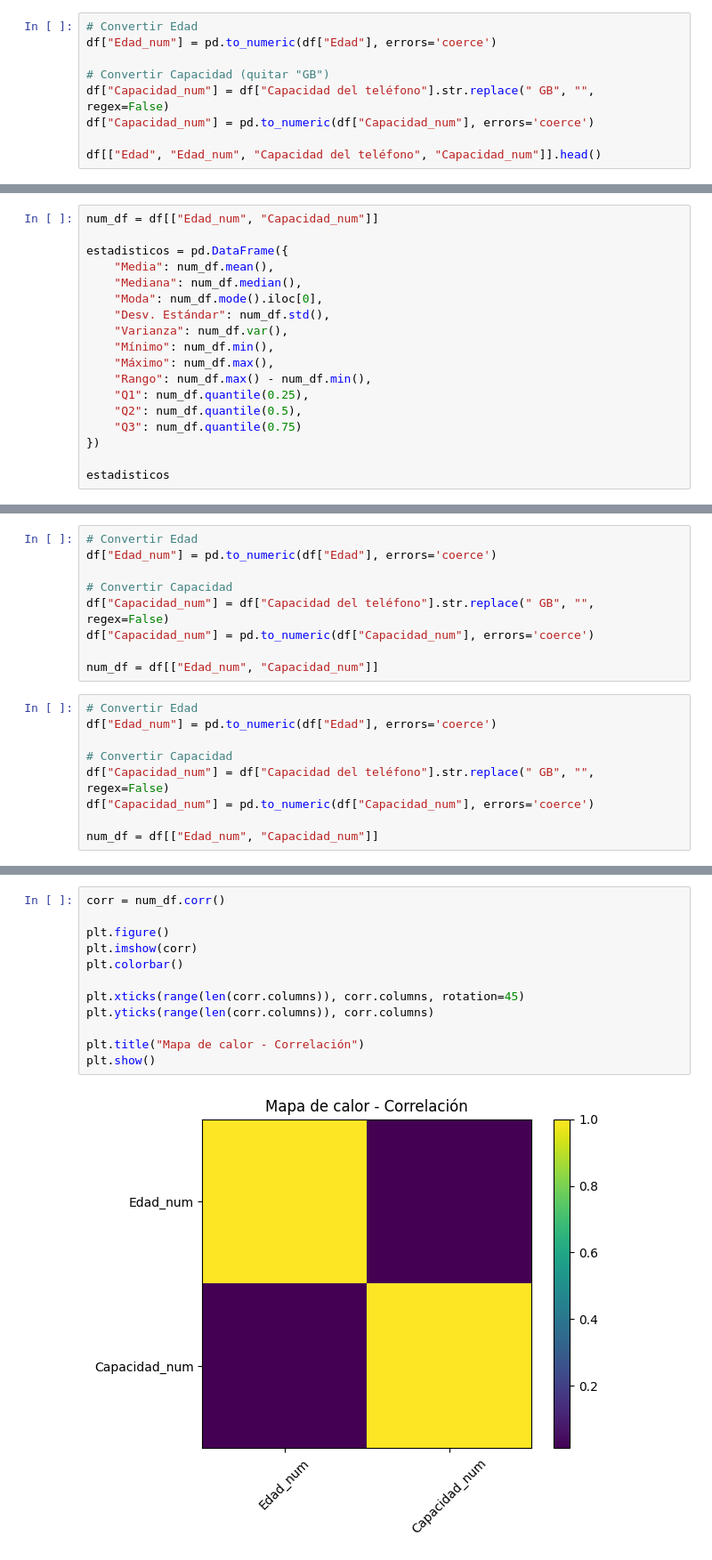
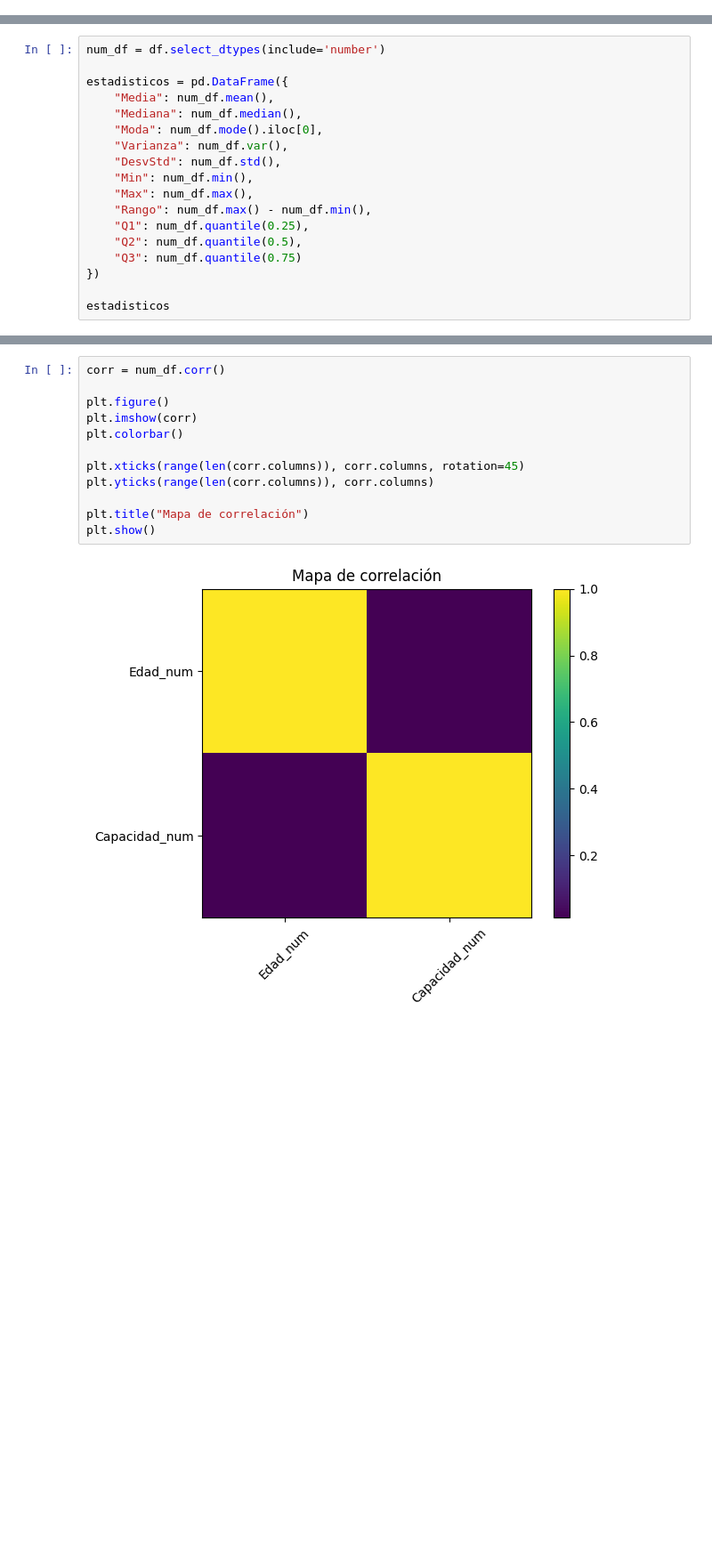
Before and after one commit to diegogh1002/Estadistica, a Jupyter notebook: limpieza.ipynb, the cells around one changed output, grey strips where cells are left out. Shown at 89% size. Drawn from its saved outputs; the diff is of its cells as text; blank space fills up the shorter version.

```diff
--- a/limpieza.ipynb
+++ b/limpieza.ipynb
@@ -140,9 +81,0 @@ num_df
-# %%
-# Convertir Edad
-df["Edad_num"] = pd.to_numeric(df["Edad"], errors='coerce')
-
-# Convertir Capacidad (quitar "GB")
-df["Capacidad_num"] = df["Capacidad del teléfono"].str.replace(" GB", "", regex=False)
-df["Capacidad_num"] = pd.to_numeric(df["Capacidad_num"], errors='coerce')
-
-df[["Edad", "Edad_num", "Capacidad del teléfono", "Capacidad_num"]].head()
@@ -156,14 +82,14 @@ df[["Edad", "Edad_num", "Capacidad del teléfono", "Capacidad_num"]].head()
 # %%
-num_df = df[["Edad_num", "Capacidad_num"]]
+num_df = df.select_dtypes(include='number')
 
 estadisticos = pd.DataFrame({
     "Media": num_df.mean(),
     "Mediana": num_df.median(),
     "Moda": num_df.mode().iloc[0],
-    "Desv. Estándar": num_df.std(),
     "Varianza": num_df.var(),
-    "Mínimo": num_df.min(),
-    "Máximo": num_df.max(),
+    "DesvStd": num_df.std(),
+    "Min": num_df.min(),
+    "Max": num_df.max(),
     "Rango": num_df.max() - num_df.min(),
     "Q1": num_df.quantile(0.25),
     "Q2": num_df.quantile(0.5),
@@ -237,21 +104,3 @@ import pandas as pd
-# %%
-# Convertir Edad
-df["Edad_num"] = pd.to_numeric(df["Edad"], errors='coerce')
-
-# Convertir Capacidad
-df["Capacidad_num"] = df["Capacidad del teléfono"].str.replace(" GB", "", regex=False)
-df["Capacidad_num"] = pd.to_numeric(df["Capacidad_num"], errors='coerce')
-
-num_df = df[["Edad_num", "Capacidad_num"]]
-# %%
-# Convertir Edad
-df["Edad_num"] = pd.to_numeric(df["Edad"], errors='coerce')
-
-# Convertir Capacidad
-df["Capacidad_num"] = df["Capacidad del teléfono"].str.replace(" GB", "", regex=False)
-df["Capacidad_num"] = pd.to_numeric(df["Capacidad_num"], errors='coerce')
-
-num_df = df[["Edad_num", "Capacidad_num"]]
 # %%
 for col in num_df.columns:
     plt.figure()
@@ -271,14 +131,14 @@ plt.show()
 # %%
 corr = num_df.corr()
 
 plt.figure()
 plt.imshow(corr)
 plt.colorbar()
 
 plt.xticks(range(len(corr.columns)), corr.columns, rotation=45)
 plt.yticks(range(len(corr.columns)), corr.columns)
 
-plt.title("Mapa de calor - Correlación")
+plt.title("Mapa de correlación")
 plt.show()
 # %% [output]
-[figure, old version]
+[figure, new version]
```
Also changed, not shown: parts of 20 cells of this notebook.
